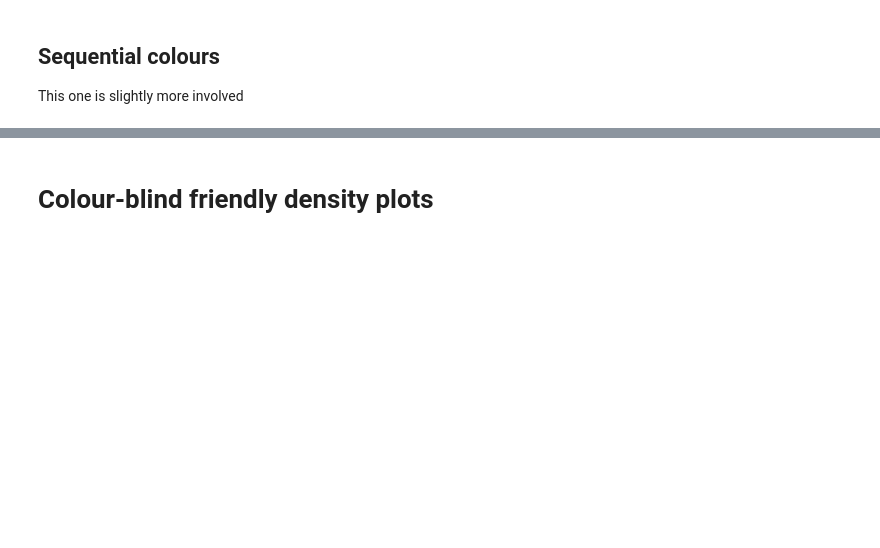
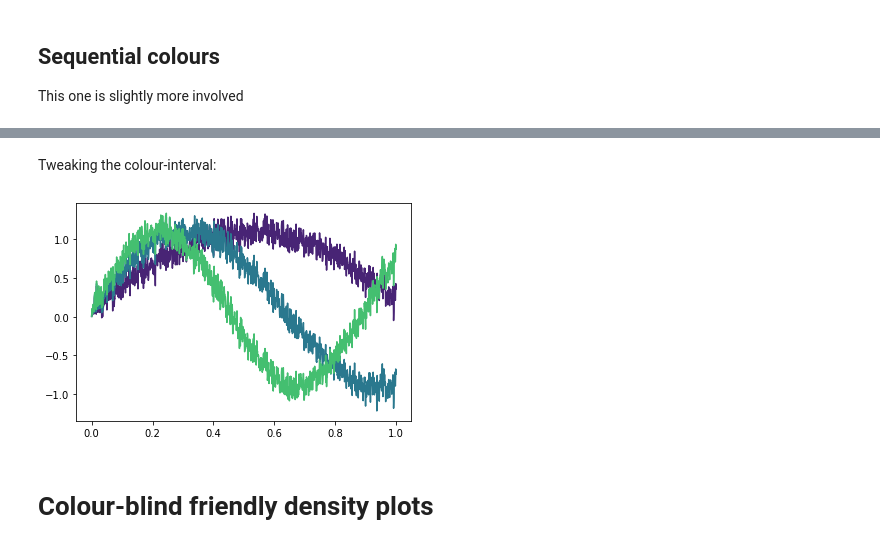
Before and after one commit to viktorsvahn/python_colour_guide, a Jupyter notebook: colour_schemes.ipynb, the cells around one changed output, grey strips where cells are left out. Cells and saved outputs as stored; diff of their text form; code cells hidden in the pictures; blank space fills up the shorter version.

```diff
--- a/colour_schemes.ipynb
+++ b/colour_schemes.ipynb
@@ -105,3 +105,19 @@ plt.show()
+# %% [markdown]
+Tweaking the colour-interval:
+# %%
+fix, ax = plt.subplots()
+
+# Load the colour map and split it into as many parts as there are lines
+n = 3
+colours = plt.cm.viridis(np.linspace(0.1,0.7,n))
+
+# Proceed with in the same manner as previous
+ax.plot(x,y1, color=colours[0])
+ax.plot(x,y2, color=colours[1])
+ax.plot(x,y3, color=colours[2])
+plt.show()
+# %% [output]
+[figure, added]
 # %% [markdown]
 # Colour-blind friendly density plots
 # %% [markdown]
```
Also changed, not shown: parts of 10 cells of this notebook.
